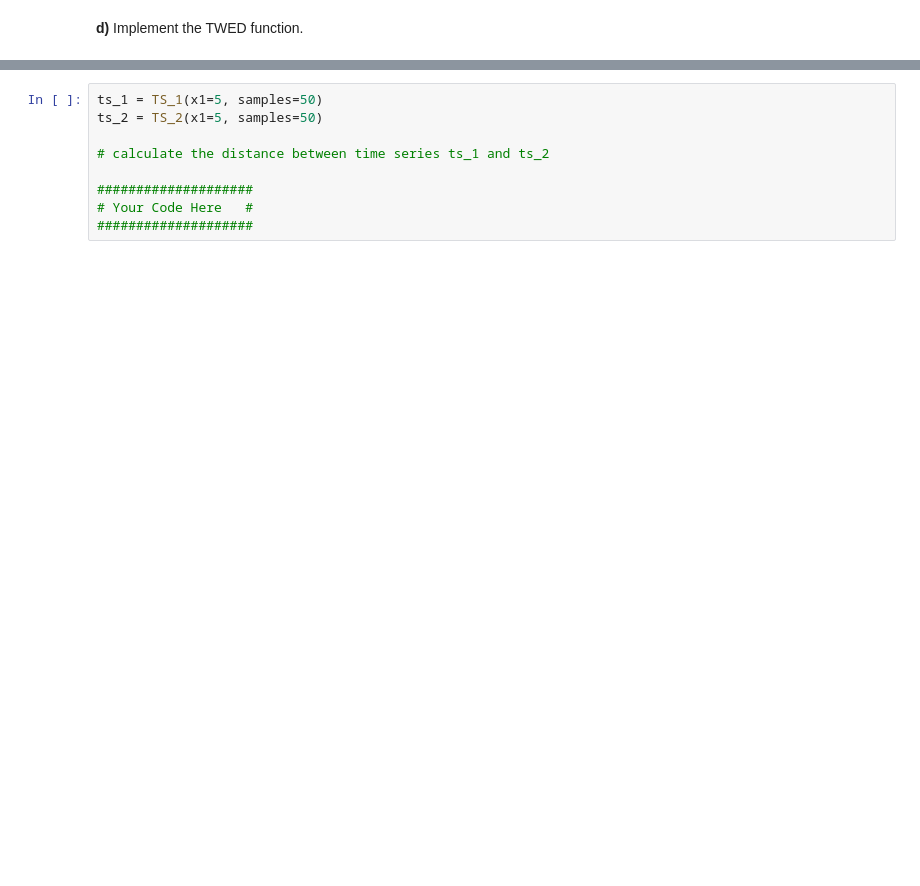
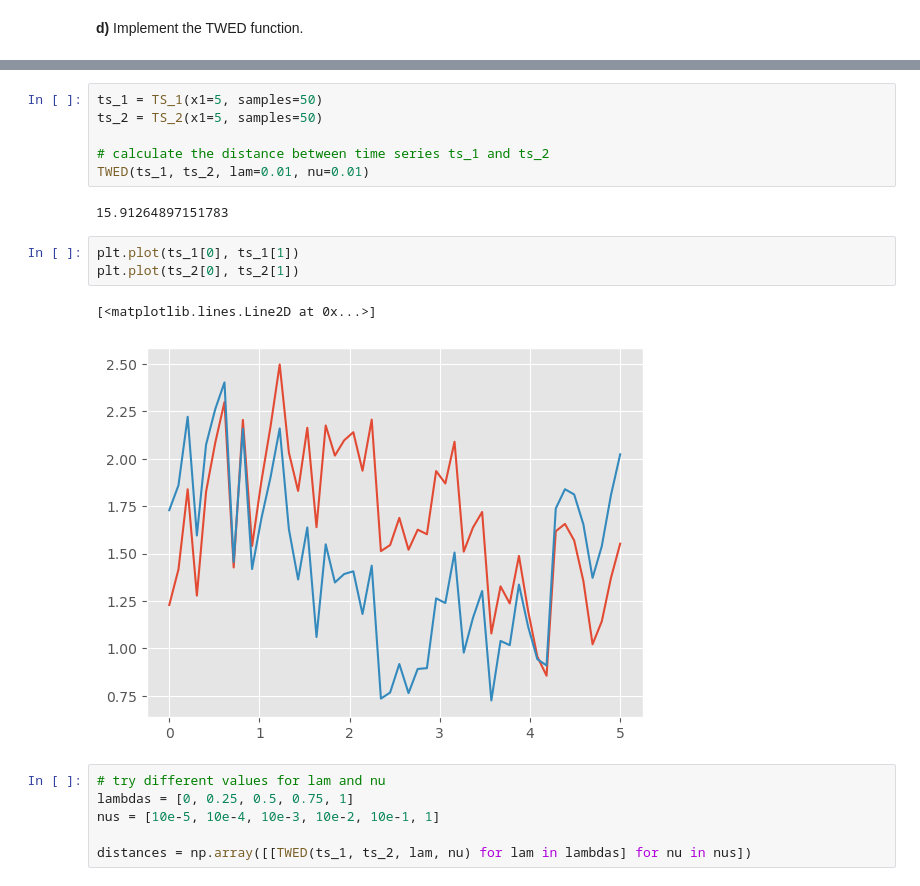
Before and after one commit to KlaraGtknst/TSDM_WS23_34, a Jupyter notebook: Exercise_06_Similarity.ipynb, the cells around one changed output, grey strips where cells are left out. Saved outputs shown, nothing was run; the diff lists cells and outputs as text; blank space fills up the shorter version.

```diff
--- a/Exercise_06_Similarity.ipynb
+++ b/Exercise_06_Similarity.ipynb
@@ -292,7 +371,18 @@ ts_1 = TS_1(x1=5, samples=50)
 ts_2 = TS_2(x1=5, samples=50)
 
 # calculate the distance between time series ts_1 and ts_2
-
-####################
-# Your Code Here   #
-####################
+TWED(ts_1, ts_2, lam=0.01, nu=0.01)
+# %% [output]
+15.91264897151783
+# %%
+plt.plot(ts_1[0], ts_1[1])
+plt.plot(ts_2[0], ts_2[1])
+# %% [output]
+[<matplotlib.lines.Line2D at 0x...>]
+[figure, added]
+# %%
+# try different values for lam and nu
+lambdas = [0, 0.25, 0.5, 0.75, 1]
+nus = [10e-5, 10e-4, 10e-3, 10e-2, 10e-1, 1]
+
+distances = np.array([[TWED(ts_1, ts_2, lam, nu) for lam in lambdas] for nu in nus])
```
Also changed, not shown: parts of 14 cells of this notebook.
